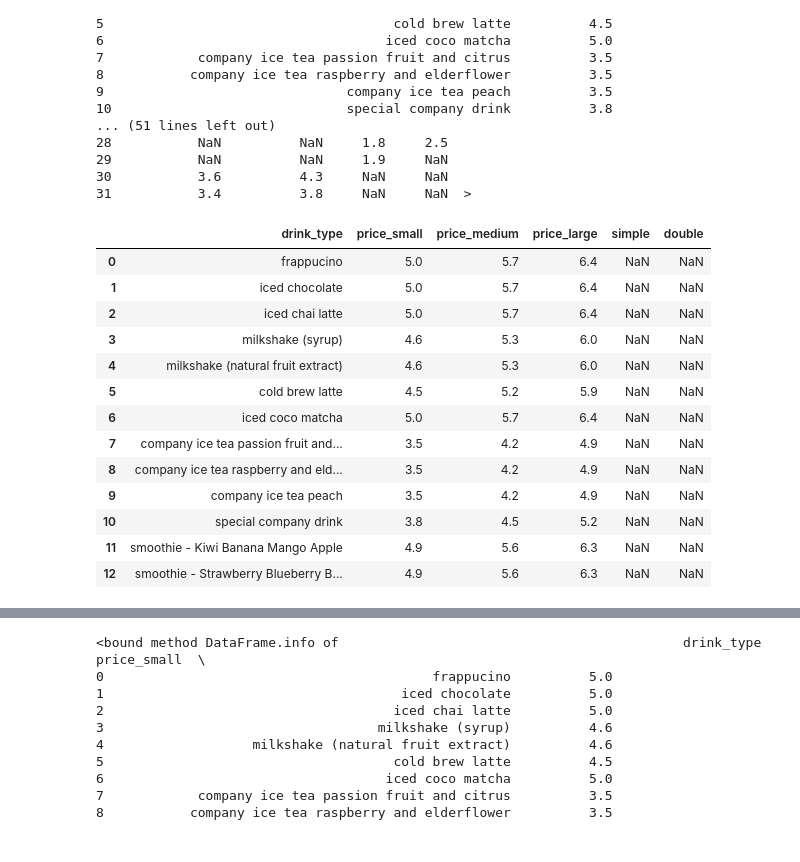
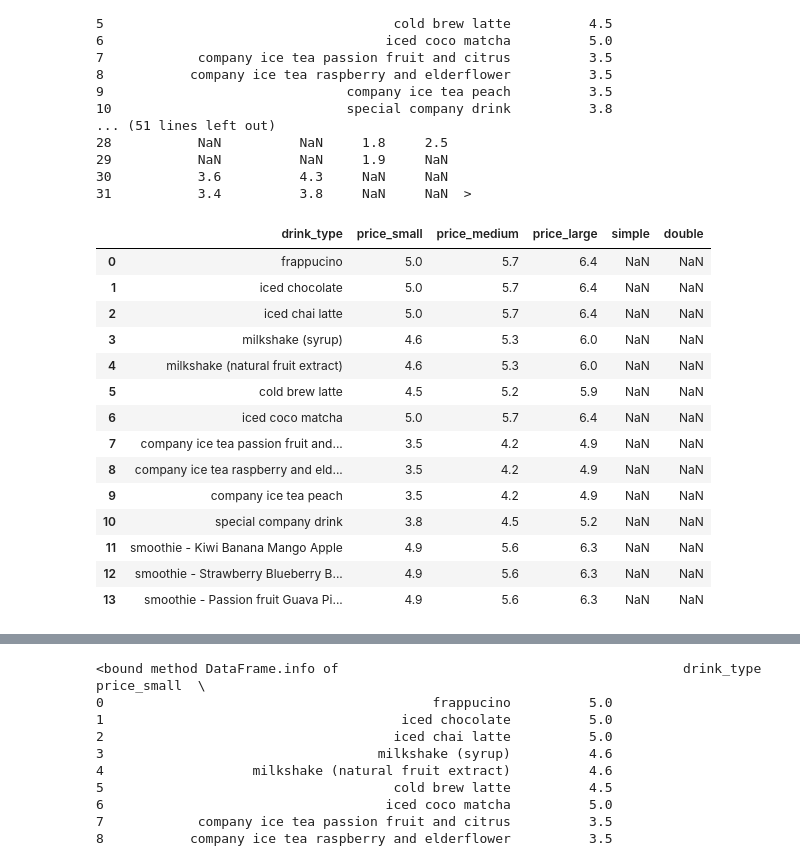
Before and after one commit to Luna-Agora/coffee, a Jupyter notebook: Notebooks/coffee notebook.ipynb, the cells around one changed output, grey strips where cells are left out. Saved outputs shown, nothing was run; the diff lists cells and outputs as text; code cells hidden in the pictures.

```diff
--- a/Notebooks/coffee notebook.ipynb
+++ b/Notebooks/coffee notebook.ipynb
@@ -84,22 +84,23 @@ price.last
 30           3.6          4.3     NaN     NaN
 31           3.4          3.8     NaN     NaN  >
 # %%
-price.head(13)
+price.head(14)
 # %% [output]
 |  | drink_type | price_small | price_medium | price_large | simple | double |
 | 0 | frappucino | 5.0 | 5.7 | 6.4 | NaN | NaN |
 | 1 | iced chocolate | 5.0 | 5.7 | 6.4 | NaN | NaN |
 | 2 | iced chai latte | 5.0 | 5.7 | 6.4 | NaN | NaN |
 | 3 | milkshake (syrup) | 4.6 | 5.3 | 6.0 | NaN | NaN |
 | 4 | milkshake (natural fruit extract) | 4.6 | 5.3 | 6.0 | NaN | NaN |
 | 5 | cold brew latte | 4.5 | 5.2 | 5.9 | NaN | NaN |
 | 6 | iced coco matcha | 5.0 | 5.7 | 6.4 | NaN | NaN |
 | 7 | company ice tea passion fruit and... | 3.5 | 4.2 | 4.9 | NaN | NaN |
 | 8 | company ice tea raspberry and eld... | 3.5 | 4.2 | 4.9 | NaN | NaN |
 | 9 | company ice tea peach | 3.5 | 4.2 | 4.9 | NaN | NaN |
 | 10 | special company drink | 3.8 | 4.5 | 5.2 | NaN | NaN |
 | 11 | smoothie - Kiwi Banana Mango Apple | 4.9 | 5.6 | 6.3 | NaN | NaN |
 | 12 | smoothie - Strawberry Blueberry B... | 4.9 | 5.6 | 6.3 | NaN | NaN |
+| 13 | smoothie - Passion fruit Guava Pi... | 4.9 | 5.6 | 6.3 | NaN | NaN |
 # %%
 price2 = price
 # %%
```
